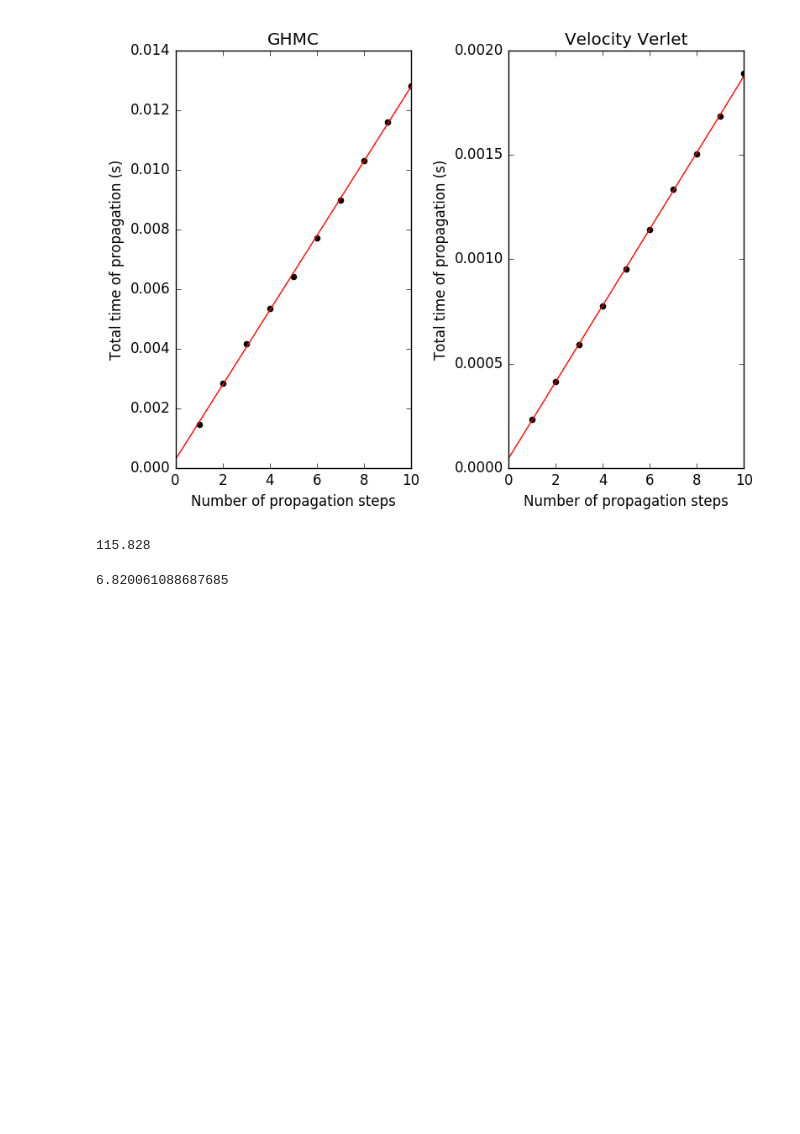
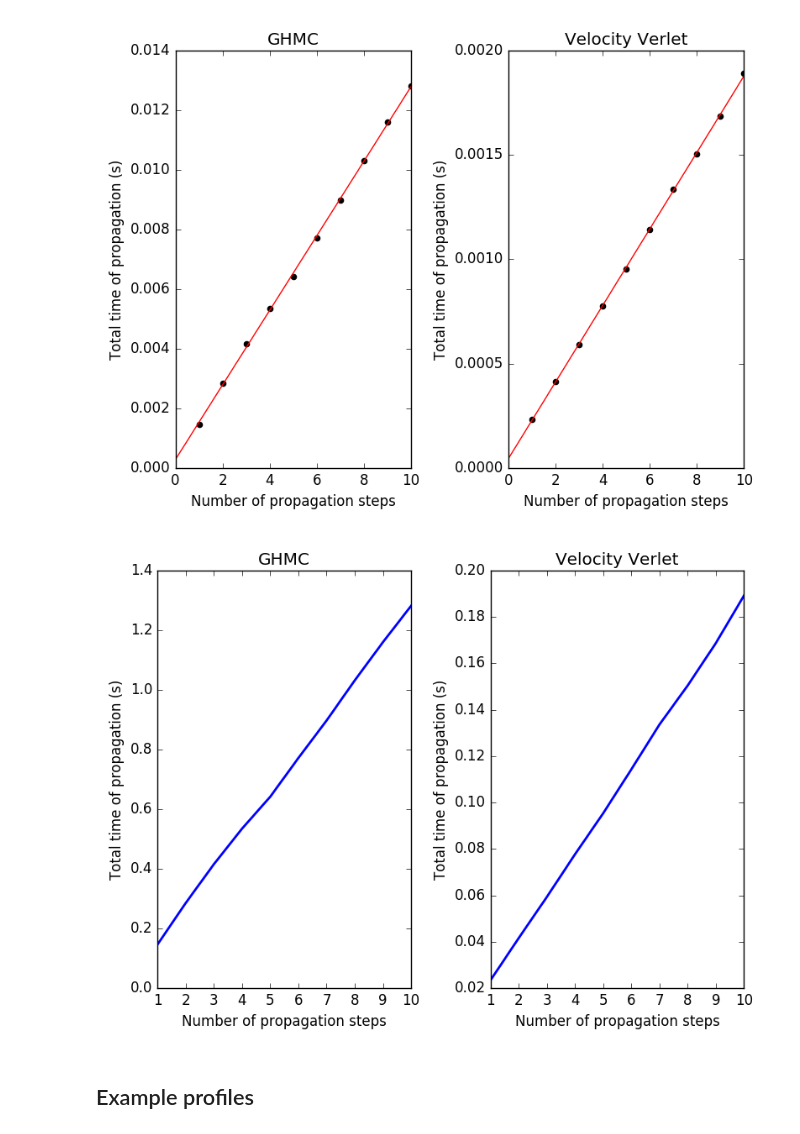
Before and after one commit to choderalab/saltswap, a Jupyter notebook: Performance/OverheadTiming/ProfileAnalysis.ipynb, the cells around one changed output. Saved outputs shown, nothing was run; the diff lists cells and outputs as text; code cells hidden in the pictures; blank space fills up the shorter version.

```diff
--- a/Performance/OverheadTiming/ProfileAnalysis.ipynb
+++ b/Performance/OverheadTiming/ProfileAnalysis.ipynb
@@ -238,28 +254,24 @@ Image("temp.png")
 # %%
 nsteps = np.array(range(1,11))
 
 plt.clf()
 fig, axarr = plt.subplots(1, 2)
-
-nsteps = np.array(range(1,11))
 # GHMC
 axarr[0].plot(nsteps,step_ghmc,linewidth=2)
 axarr[0].set_xlabel('Number of propagation steps')
 axarr[0].set_ylabel('Total time of propagation (s)')
 axarr[0].set_title('GHMC')
 # velocity Verlet
 axarr[1].plot(nsteps,step_vv,linewidth=2)
 axarr[1].set_xlabel('Number of propagation steps')
 axarr[1].set_ylabel('Total time of propagation (s)')
 axarr[1].set_title('Velocity Verlet')
 
 plt.tight_layout()
 plt.savefig('temp.png',format='png')
 Image("temp.png")
 # %% [output]
-115.828
+[figure, added]
-# %%
-0.125039/0.018334
-# %% [output]
-6.820061088687685
+# %% [markdown]
+## Example profiles
 # %%
```
Also changed, not shown: parts of 23 cells of this notebook.
